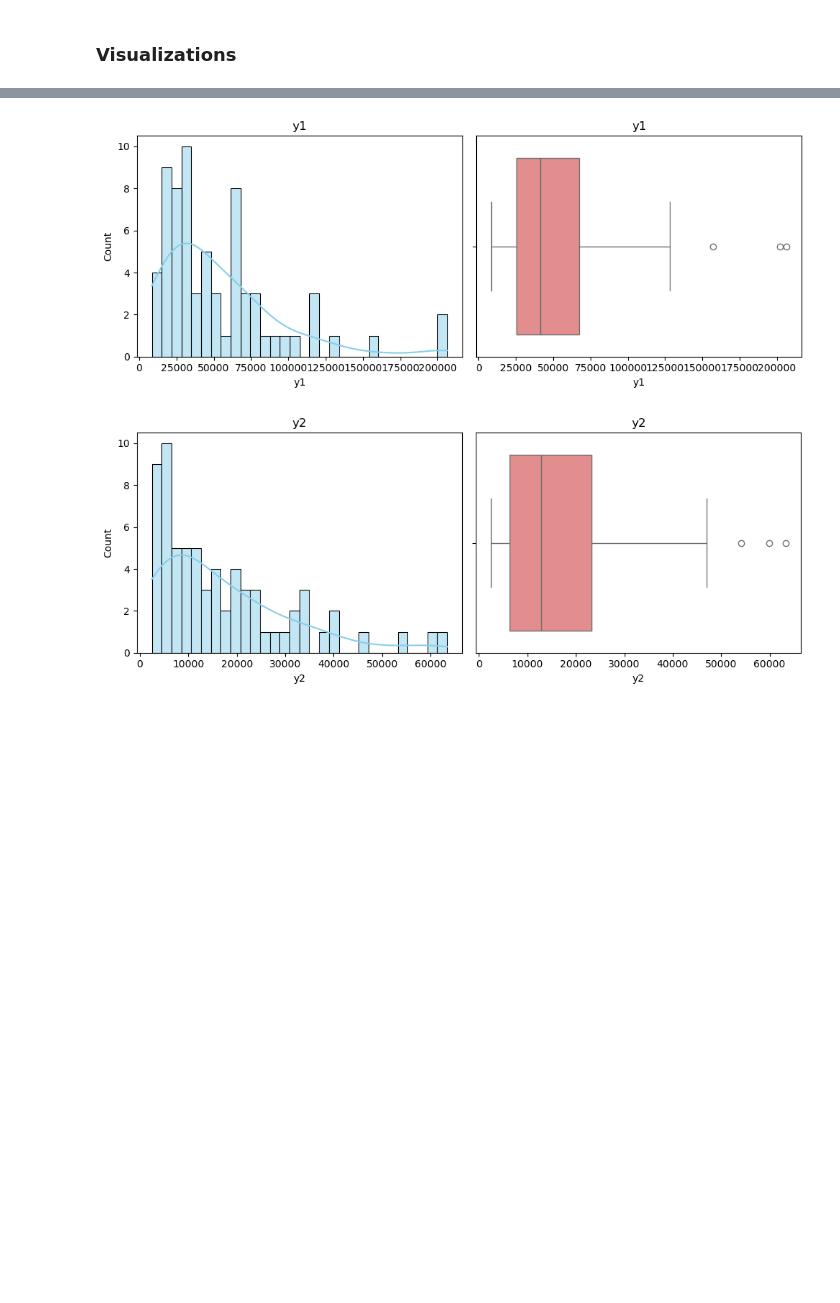
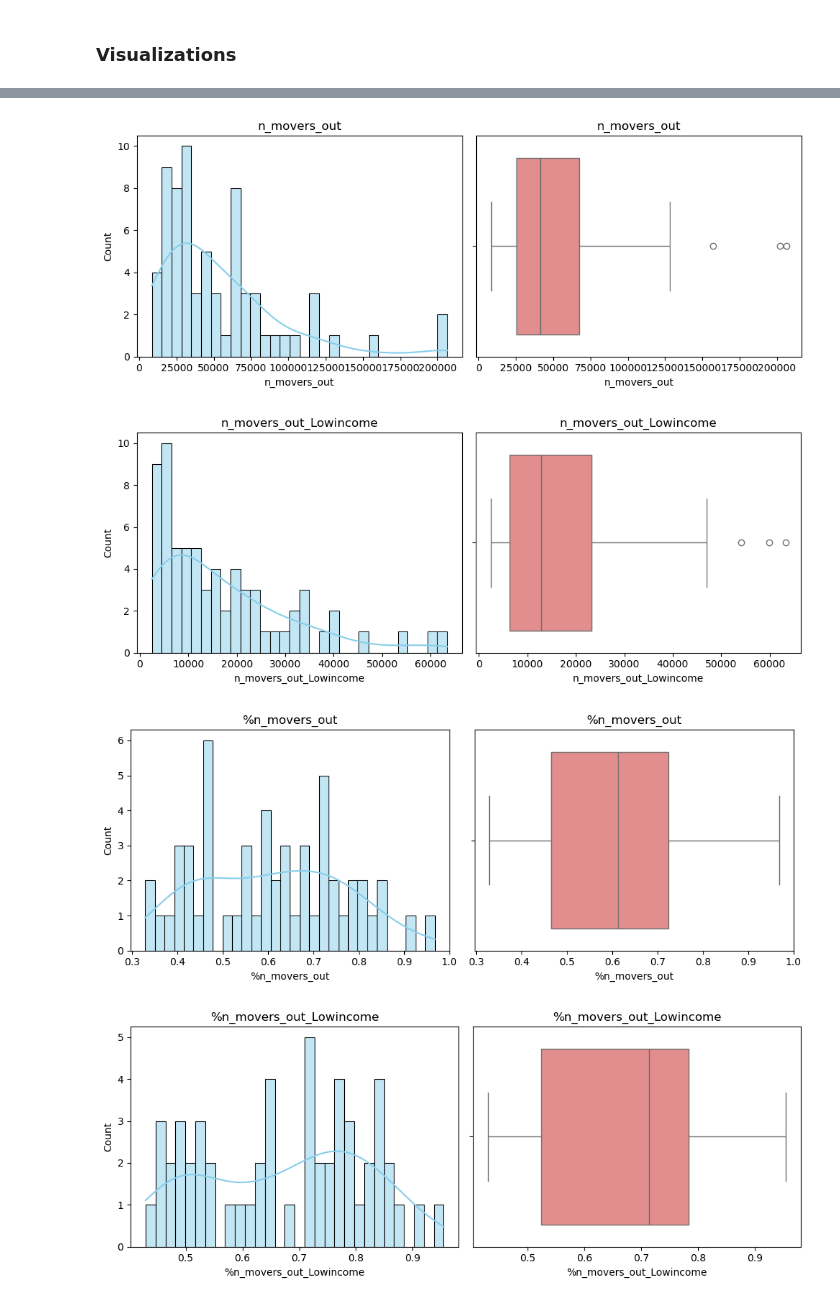
Before and after one commit to schoolofcities/tod-on-main, a Jupyter notebook: census-data-models/EDA/Dwelling_Characteristics_EDA.ipynb, the cells around one changed output, grey strips where cells are left out. Drawn from its saved outputs; the diff is of its cells as text; code cells hidden in the pictures; blank space fills up the shorter version.

```diff
--- a/census-data-models/EDA/Exploratory_Data_Analysis.ipynb
+++ b/census-data-models/EDA/Dwelling_Characteristics_EDA.ipynb
@@ -260,0 +343,11 @@ Name: n_movers_out_Lowincome, dtype: float64
+# %%
+original_population = df["n_movers_out"] + df["n_stayers"]
+original_low_income_population = df["n_movers_out_Lowincome"] + df["n_stayers_Lowincome"]
+# %%
+y1_percent = y1 / original_population
+y2_percent = y2 / original_low_income_population
+# %%
+y1_percent.name = "%n_movers_out"
+y2_percent.name = "%n_movers_out_Lowincome"
+# %%
+dependent_variables = pd.concat([y1, y2, y1_percent, y2_percent], axis=1)
@@ -261,33 +366,22 @@ Name: n_movers_out_Lowincome, dtype: float64
 # %%
-plt.figure(figsize=(10, 4))
-plt.subplot(1, 2, 1)
-sns.histplot(y1, kde=True, bins=30, color='skyblue')
-plt.title("y1")
-plt.xlabel("y1")
+for col in dependent_variables.columns:
+    plt.figure(figsize=(10, 4))
 
-# Boxplot
-plt.subplot(1, 2, 2)
-sns.boxplot(x=y1, color='lightcoral')
-plt.title("y1")
-plt.xlabel("y1")
+    # Histogram
+    plt.subplot(1, 2, 1)
+    sns.histplot(dependent_variables[col], kde=True, bins=30, color='skyblue')
+    plt.title(f'{col}')
+    plt.xlabel(col)
 
-plt.tight_layout()
-plt.show()
-
-plt.figure(figsize=(10, 4))
-plt.subplot(1, 2, 1)
-sns.histplot(y2, kde=True, bins=30, color='skyblue')
-plt.title("y2")
-plt.xlabel("y2")
-
-# Boxplot
-plt.subplot(1, 2, 2)
-sns.boxplot(x=y2, color='lightcoral')
-plt.title("y2")
-plt.xlabel("y2")
-
-plt.tight_layout()
-plt.show()
+    # Boxplot
+    plt.subplot(1, 2, 2)
+    sns.boxplot(x=dependent_variables[col], color='lightcoral')
+    plt.title(f'{col}')
+    plt.xlabel(col)
+    plt.tight_layout()
+    plt.show()
 # %% [output]
-[figure, old version]
+[figure, new version]
-[figure, old version]
+[figure, new version]
+[figure, added]
+[figure, added]
```
Also changed, not shown: parts of 26 cells of this notebook, 6 other files.
